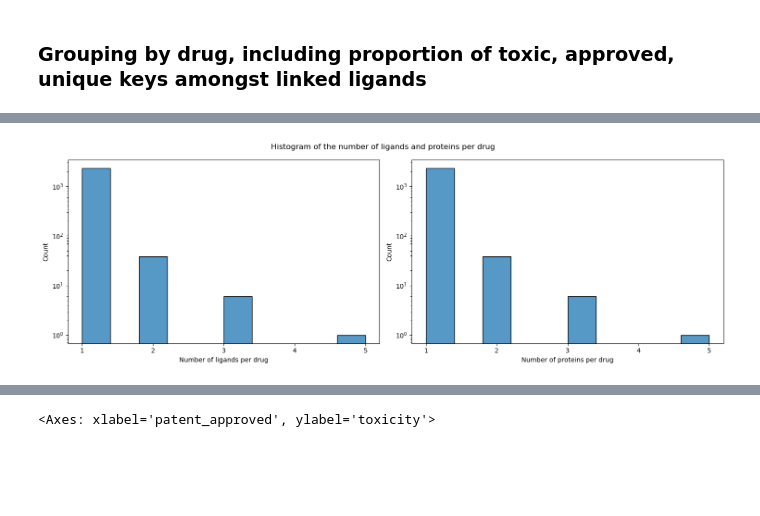
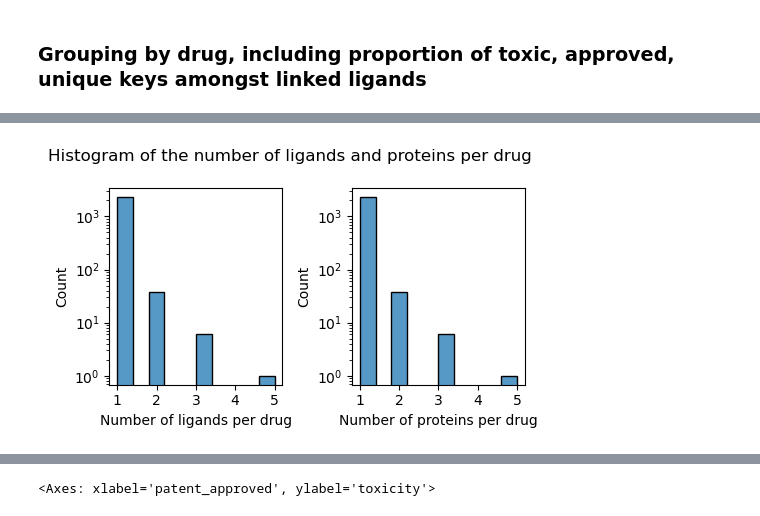
Before and after one commit to epfl-ada/ada-2024-project-hyperbabbage, a Jupyter notebook: trials_mathis.ipynb, the cells around one changed output, grey strips where cells are left out. Cells and saved outputs as stored; diff of their text form; code cells hidden in the pictures; blank space fills up the shorter version.

```diff
--- a/trials_mathis.ipynb
+++ b/trials_mathis.ipynb
@@ -99,0 +91,4 @@ df.head()
+# %%
+# keep only the columns columns_to_keep
+df = df[columns_to_keep]
+df.head()
@@ -192,23 +195,23 @@ grouped_df.head()
 | Sunitinib | 224 | 224 | [The maximally tolerated dose for... | [WINHZLLDWRZWRT-ATVHPVEESA-N] | [InChI=1S/C22H27FN4O2/c1-5-27(6-2... | 1 | ... |
 # %%
 # plotting the number of ligands per drug
-fig,axs = plt.subplots(1,2,figsize=(15,5))
+fig,axs = plt.subplots(1,2,figsize=(5,3))
 
 # ligands
 sns.histplot(grouped_df["num_lig_per_drug"], bins=10,ax=axs[0])
 axs[0].set_yscale("log")
 axs[0].set_xlabel("Number of ligands per drug")
 # lowering the number of ticks on the x-axis to integers
 axs[0].set_xticks(np.arange(1, 6, 1))
 
 # proteins
 sns.histplot(grouped_df["num_prot_per_drug"], bins=10,ax=axs[1])
 axs[1].set_yscale("log")
 axs[1].set_xlabel("Number of proteins per drug")
 # lowering the number of ticks on the x-axis to integers
 axs[1].set_xticks(np.arange(1, 6, 1))
 
 plt.suptitle("Histogram of the number of ligands and proteins per drug")
 plt.tight_layout()
 # %% [output]
-[figure, old version]
+[figure, new version]
```
Also changed, not shown: parts of 26 cells of this notebook, 1 other file.
